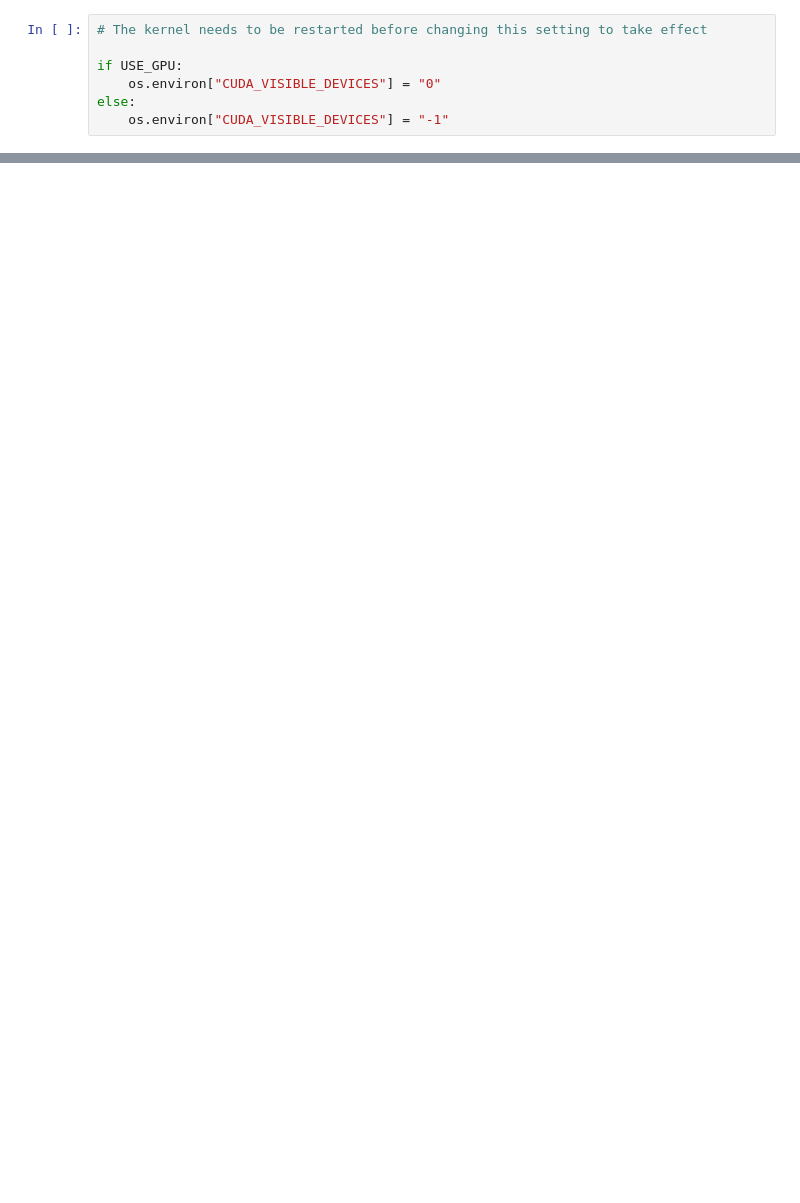
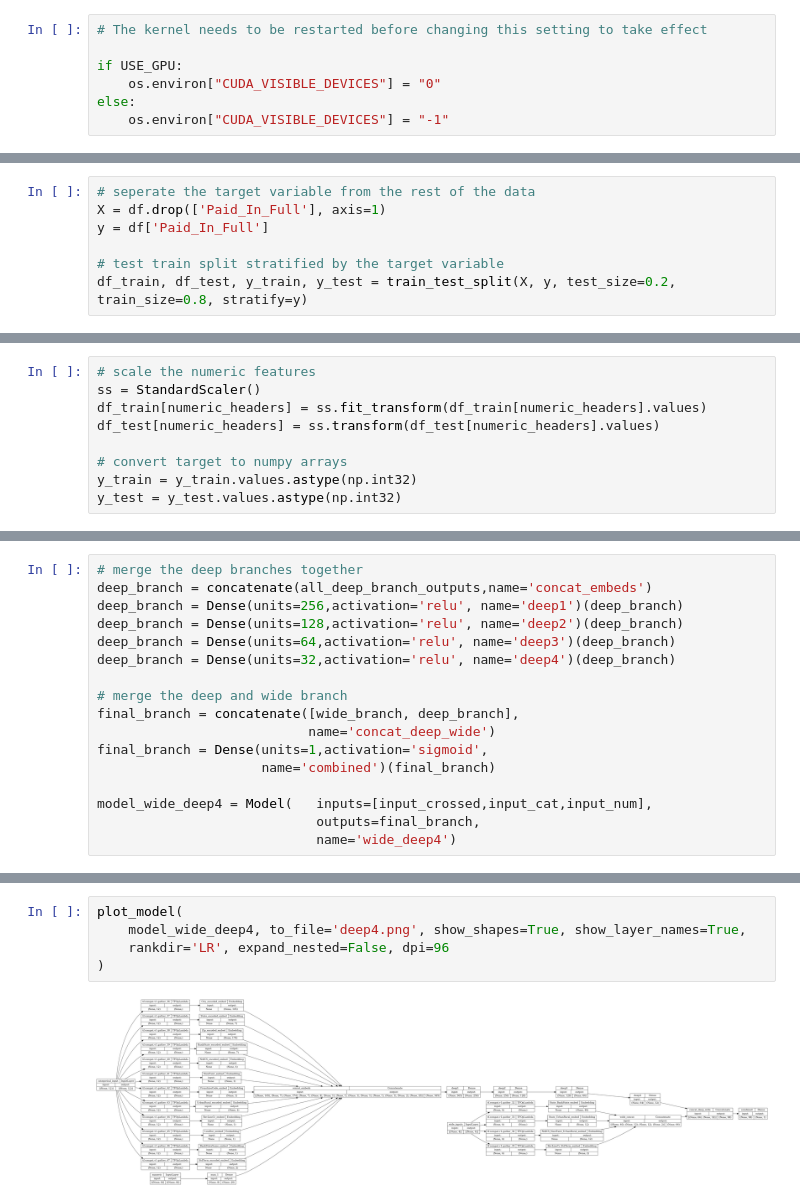
Before and after one commit to MarkBrub/ML_Python, a Jupyter notebook: Labs/Lab5.ipynb, the cells around one changed output, grey strips where cells are left out. Cells and saved outputs as stored; diff of their text form; blank space fills up the shorter version.

```diff
--- a/Labs/Lab5.ipynb
+++ b/Labs/Lab5.ipynb
@@ -336,0 +312,7 @@ Wall time: 22 s
+# %%
+# seperate the target variable from the rest of the data
+X = df.drop(['Paid_In_Full'], axis=1)
+y = df['Paid_In_Full']
+
+# test train split stratified by the target variable
+df_train, df_test, y_train, y_test = train_test_split(X, y, test_size=0.2, train_size=0.8, stratify=y)
@@ -336,0 +321,9 @@ Wall time: 22 s
+# %%
+# scale the numeric features
+ss = StandardScaler()
+df_train[numeric_headers] = ss.fit_transform(df_train[numeric_headers].values)
+df_test[numeric_headers] = ss.transform(df_test[numeric_headers].values)
+
+# convert target to numpy arrays
+y_train = y_train.values.astype(np.int32)
+y_test = y_test.values.astype(np.int32)
@@ -336,0 +493,17 @@ Wall time: 22 s
+# %%
+# merge the deep branches together
+deep_branch = concatenate(all_deep_branch_outputs,name='concat_embeds')
+deep_branch = Dense(units=256,activation='relu', name='deep1')(deep_branch)
+deep_branch = Dense(units=128,activation='relu', name='deep2')(deep_branch)
+deep_branch = Dense(units=64,activation='relu', name='deep3')(deep_branch)
+deep_branch = Dense(units=32,activation='relu', name='deep4')(deep_branch)
+
+# merge the deep and wide branch
+final_branch = concatenate([wide_branch, deep_branch],
+                           name='concat_deep_wide')
+final_branch = Dense(units=1,activation='sigmoid',
+                     name='combined')(final_branch)
+
+model_wide_deep4 = Model(   inputs=[input_crossed,input_cat,input_num],
+                            outputs=final_branch,
+                            name='wide_deep4')
@@ -336,0 +539,7 @@ Wall time: 22 s
+# %%
+plot_model(
+    model_wide_deep4, to_file='deep4.png', show_shapes=True, show_layer_names=True,
+    rankdir='LR', expand_nested=False, dpi=96
+)
+# %% [output]
+[figure, added]
```
Also changed, not shown: parts of 40 cells of this notebook, 4 other files.
